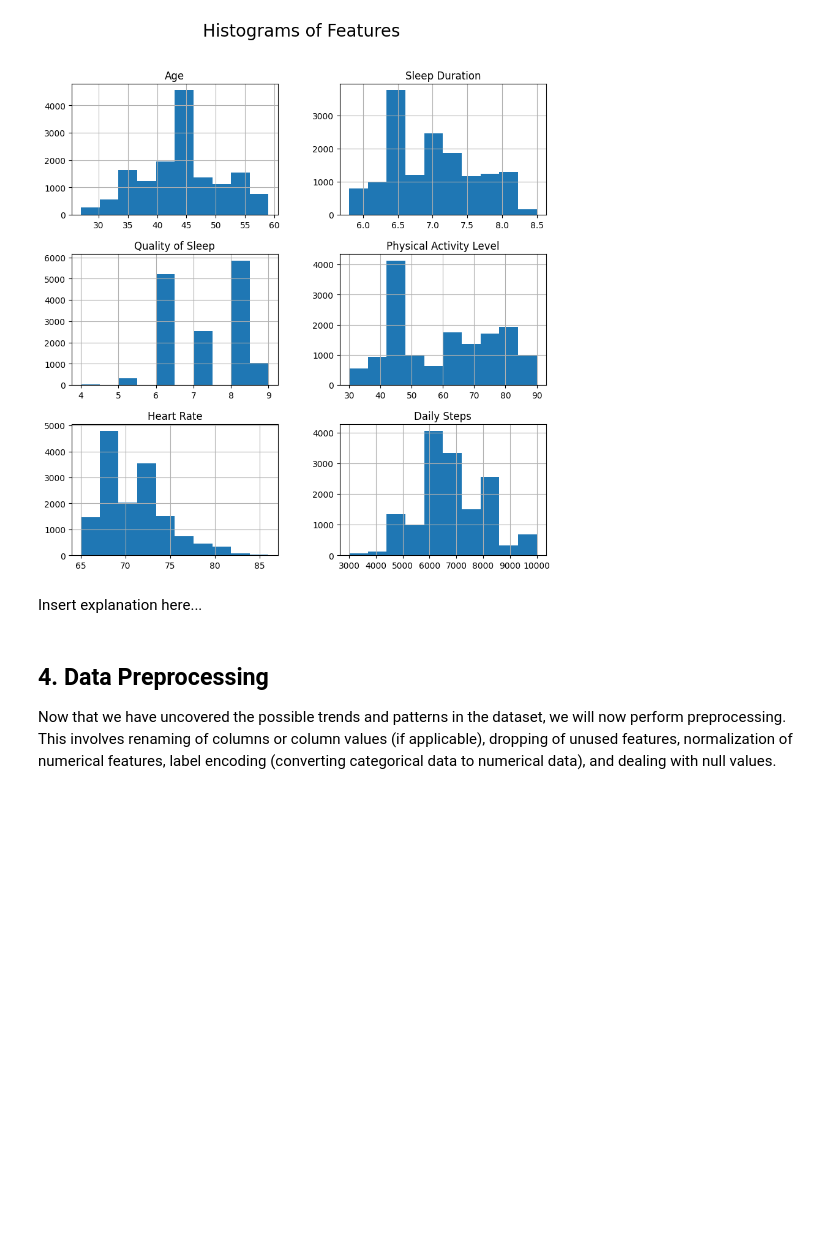
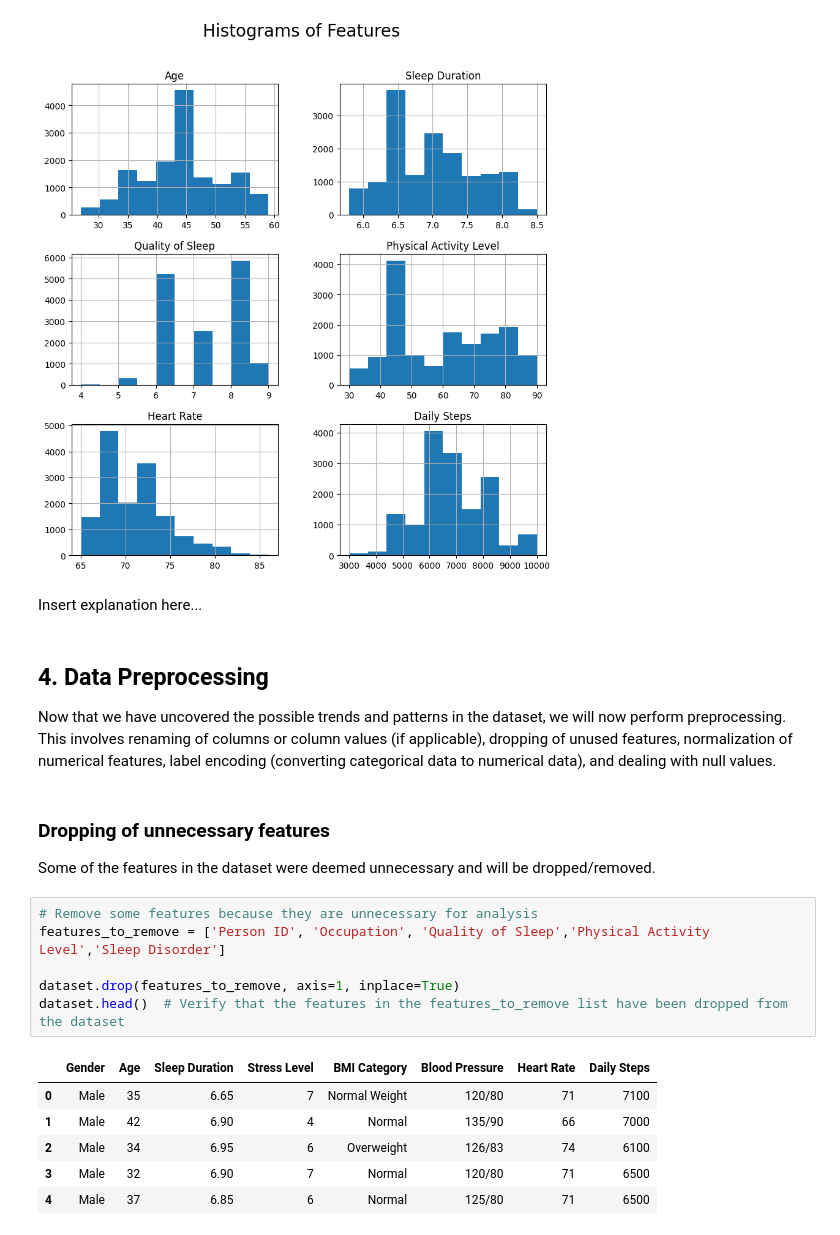
Before and after one commit to cjmax34/cs180-project, a Jupyter notebook: CS 180 Project (Group 3).ipynb, the cells around one changed output. Saved outputs shown, nothing was run; the diff lists cells and outputs as text; blank space fills up the shorter version.

Commit message:
feat: drop columns from dataset (preprocessing)

```diff
--- a/CS 180 Project (Group 3).ipynb
+++ b/CS 180 Project (Group 3).ipynb
@@ -218,3 +218,20 @@ Insert explanation here...
 ## 4. Data Preprocessing
 
 Now that we have uncovered the possible trends and patterns in the dataset, we will now perform preprocessing. This involves renaming of columns or column values (if applicable), dropping of unused features, normalization of numerical features, label encoding (converting categorical data to numerical data), and dealing with null values.
+# %% [markdown]
+### Dropping of unnecessary features
+
+Some of the features in the dataset were deemed unnecessary and will be dropped/removed.
+# %%
+# Remove some features because they are unnecessary for analysis
+features_to_remove = ['Person ID', 'Occupation', 'Quality of Sleep','Physical Activity Level','Sleep Disorder']
+
+dataset.drop(features_to_remove, axis=1, inplace=True)
+dataset.head()  # Verify that the features in the features_to_remove list have been dropped from the dataset
+# %% [output]
+|  | Gender | Age | Sleep Duration | Stress Level | BMI Category | Blood Pressure | Heart Rate | Daily Steps |
+| 0 | Male | 35 | 6.65 | 7 | Normal Weight | 120/80 | 71 | 7100 |
+| 1 | Male | 42 | 6.90 | 4 | Normal | 135/90 | 66 | 7000 |
+| 2 | Male | 34 | 6.95 | 6 | Overweight | 126/83 | 74 | 6100 |
+| 3 | Male | 32 | 6.90 | 7 | Normal | 120/80 | 71 | 6500 |
+| 4 | Male | 37 | 6.85 | 6 | Normal | 125/80 | 71 | 6500 |
```
